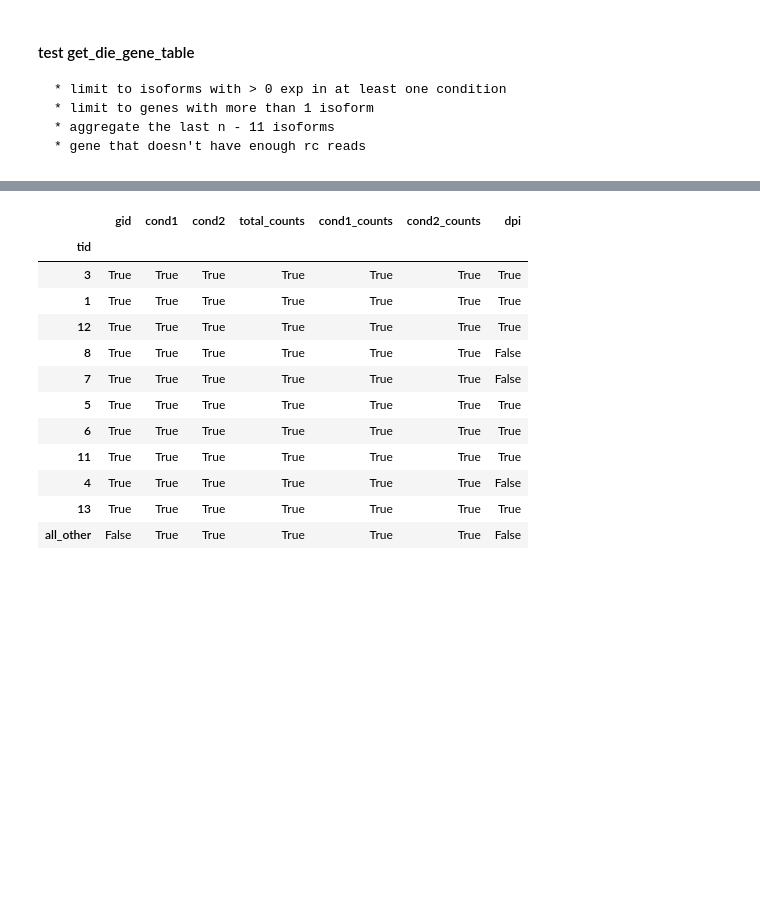
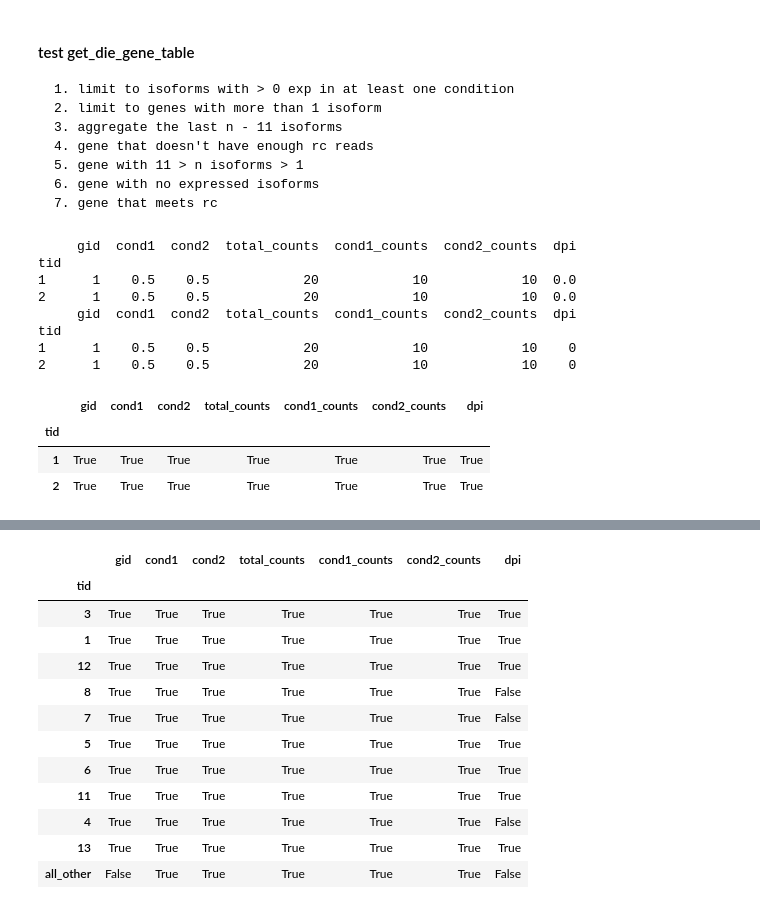
Before and after one commit to mortazavilab/swan_vis, a Jupyter notebook: tutorials/test_dev.ipynb, the cells around one changed output, grey strips where cells are left out. Drawn from its saved outputs; the diff is of its cells as text; code cells hidden in the pictures; blank space fills up the shorter version.

Commit message:
added tested get_die_genes

```diff
--- a/tutorials/test_dev.ipynb
+++ b/tutorials/test_dev.ipynb
@@ -6,6 +8,42 @@ import numpy as np
 # %% [markdown]
 #### test get_die_gene_table
-    * limit to isoforms with > 0 exp in at least one condition
-    * limit to genes with more than 1 isoform
-    * aggregate the last n - 11 isoforms
-    * gene that doesn't have enough rc reads
+    1. limit to isoforms with > 0 exp in at least one condition
+    2. limit to genes with more than 1 isoform
+    3. aggregate the last n - 11 isoforms
+    4. gene that doesn't have enough rc reads
+    5. gene with 11 > n isoforms > 1
+    6. gene with no expressed isoforms
+    7. gene that meets rc
+# %%
+columns = ['tid', 'gid', 'cond1', 'cond2', 'total_counts', 'cond1_counts', 'cond2_counts']
+data = [[1, 1, .5, .5, 20, 10, 10],
+        [2, 1, .5, .5, 20, 10, 10]]
+df = pd.DataFrame(data=data, columns=columns)
+conditions = ['cond1', 'cond2']
+df.set_index('tid', inplace=True)
+df
+
+df = swan.get_die_gene_table(df, conditions, rc=15)
+
+columns = ['tid', 'gid', 'cond1', 'cond2', 'total_counts', 'cond1_counts', 'cond2_counts', 'dpi']
+data = [[1, 1, .5, .5, 20, 10, 10, 0],
+        [2, 1, .5, .5, 20, 10, 10, 0]]
+ctrl = pd.DataFrame(data=data, columns=columns)
+ctrl.set_index('tid', inplace=True)
+print(df)
+print(ctrl)
+
+ctrl == df
+# %% [output]
+     gid  cond1  cond2  total_counts  cond1_counts  cond2_counts  dpi
+tid
+1      1    0.5    0.5            20            10            10  0.0
+2      1    0.5    0.5            20            10            10  0.0
+     gid  cond1  cond2  total_counts  cond1_counts  cond2_counts  dpi
+tid
+1      1    0.5    0.5            20            10            10    0
+2      1    0.5    0.5            20            10            10    0
+|  | gid | cond1 | cond2 | total_counts | cond1_counts | cond2_counts | dpi |
+| tid |  |  |  |  |  |  |  |
+| 1 | True | True | True | True | True | True | True |
+| 2 | True | True | True | True | True | True | True |
```
Also changed, not shown: parts of 40 cells of this notebook, 2 other files.
